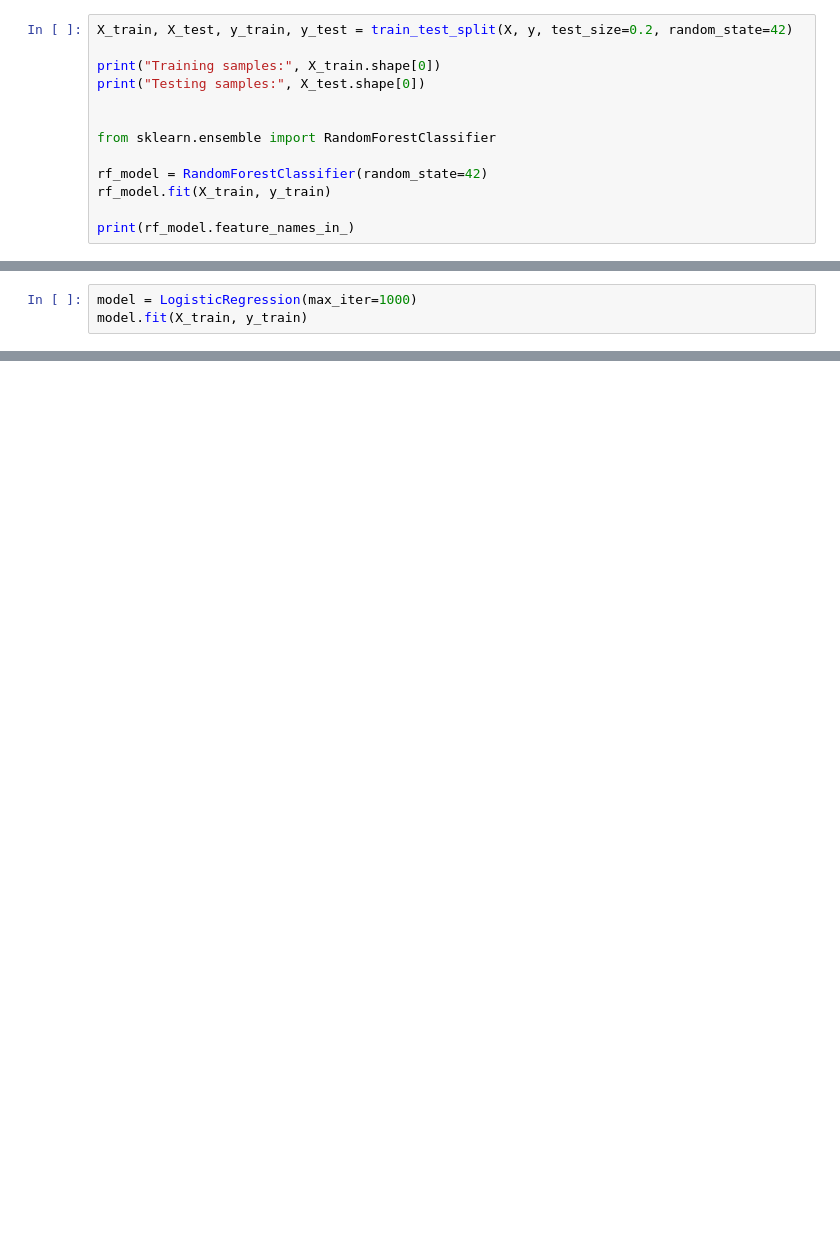
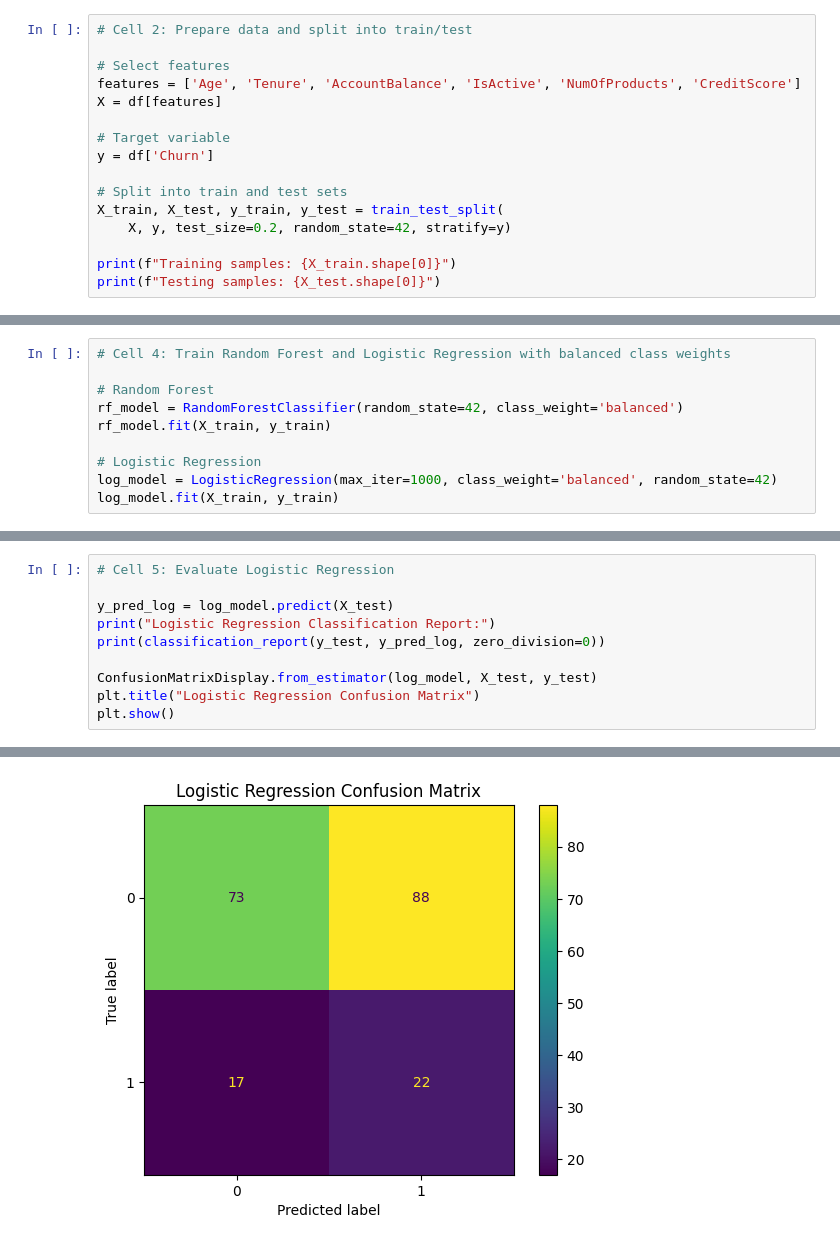
Before and after one commit to rakshitasankhe/nz-banking-customer-insights, a Jupyter notebook: notebooks/03_churn_prediction_model.ipynb, the cells around one changed output, grey strips where cells are left out. Drawn from its saved outputs; the diff is of its cells as text; blank space fills up the shorter version.

```diff
--- a/notebooks/03_churn_prediction_model.ipynb
+++ b/notebooks/03_churn_prediction_model.ipynb
@@ -43,16 +42,19 @@ y = df['Churn']
 # %%
-X_train, X_test, y_train, y_test = train_test_split(X, y, test_size=0.2, random_state=42)
+# Cell 2: Prepare data and split into train/test
 
-print("Training samples:", X_train.shape[0])
-print("Testing samples:", X_test.shape[0])
+# Select features
+features = ['Age', 'Tenure', 'AccountBalance', 'IsActive', 'NumOfProducts', 'CreditScore']
+X = df[features]
 
+# Target variable
+y = df['Churn']
 
-from sklearn.ensemble import RandomForestClassifier
+# Split into train and test sets
+X_train, X_test, y_train, y_test = train_test_split(
+    X, y, test_size=0.2, random_state=42, stratify=y)
 
-rf_model = RandomForestClassifier(random_state=42)
-rf_model.fit(X_train, y_train)
-
-print(rf_model.feature_names_in_)
+print(f"Training samples: {X_train.shape[0]}")
+print(f"Testing samples: {X_test.shape[0]}")
 # %% [output]
 Training samples: 800
 Testing samples: 200
@@ -146,3 +60,0 @@ weighted avg       0.66      0.81      0.72       200
-# %%
-model = LogisticRegression(max_iter=1000)
-model.fit(X_train, y_train)
@@ -163,0 +72,10 @@ print("\nClassification Report:\n", classification_report(y_test, y_pred))
+# %%
+# Cell 4: Train Random Forest and Logistic Regression with balanced class weights
+
+# Random Forest
+rf_model = RandomForestClassifier(random_state=42, class_weight='balanced')
+rf_model.fit(X_train, y_train)
+
+# Logistic Regression
+log_model = LogisticRegression(max_iter=1000, class_weight='balanced', random_state=42)
+log_model.fit(X_train, y_train)
@@ -163,0 +84,11 @@ print("\nClassification Report:\n", classification_report(y_test, y_pred))
+# %%
+# Cell 5: Evaluate Logistic Regression
+
+y_pred_log = log_model.predict(X_test)
+print("Logistic Regression Classification Report:")
+print(classification_report(y_test, y_pred_log, zero_division=0))
+
+ConfusionMatrixDisplay.from_estimator(log_model, X_test, y_test)
+plt.title("Logistic Regression Confusion Matrix")
+plt.show()
+# %% [output]
@@ -163,0 +104 @@ print("\nClassification Report:\n", classification_report(y_test, y_pred))
+[figure, added]
```
Also changed, not shown: parts of 19 cells of this notebook, 1 other file.
